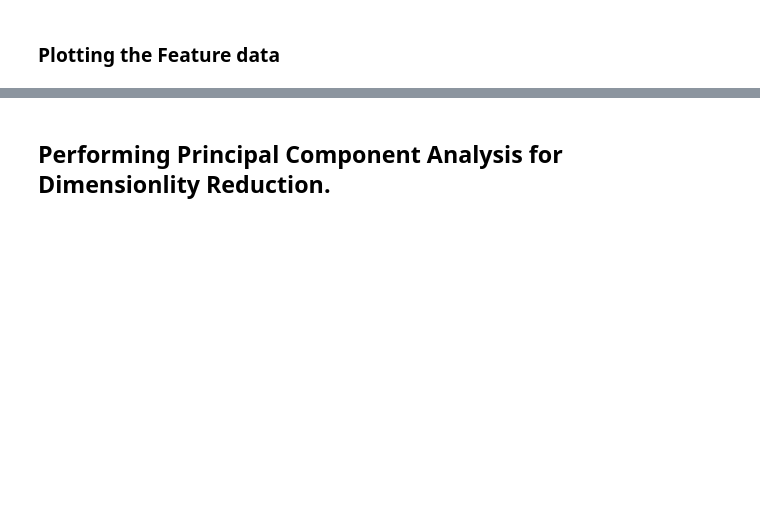
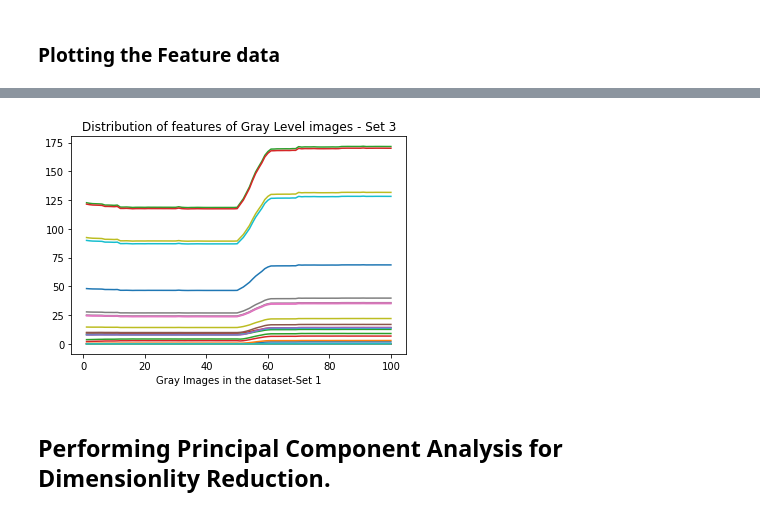
Before and after one commit to RashmiChrystal/FYP, a Jupyter notebook: FYP_Final_SmallDataset.ipynb, the cells around one changed output, grey strips where cells are left out. Saved outputs shown, nothing was run; the diff lists cells and outputs as text; code cells hidden in the pictures; blank space fills up the shorter version.

```diff
--- a/FYP_Final_SmallDataset.ipynb
+++ b/FYP_Final_SmallDataset.ipynb
@@ -550,13 +584,15 @@ plt.show()
 # %%
 Gabor_plot_label_i = 0
 for i in range(31):
   Gabor_plot_label = 'GB' + str(i)
   plt.plot(df_newFeatures1['Gray Level Images'], df_newFeatures1[Gabor_plot_label], label=Gabor_plot_label)
   Gabor_plot_label_i += 1
 
 plt.xlabel('Gray Images in the dataset-Set 1')
 plt.title('Distribution of features of Gray Level images - Set 3')
-plt.legend()
+# plt.legend()
 plt.show()
+# %% [output]
+[figure, added]
 # %% [markdown]
 ## Performing Principal Component Analysis for Dimensionlity Reduction.
```
Also changed, not shown: parts of 153 cells of this notebook.
